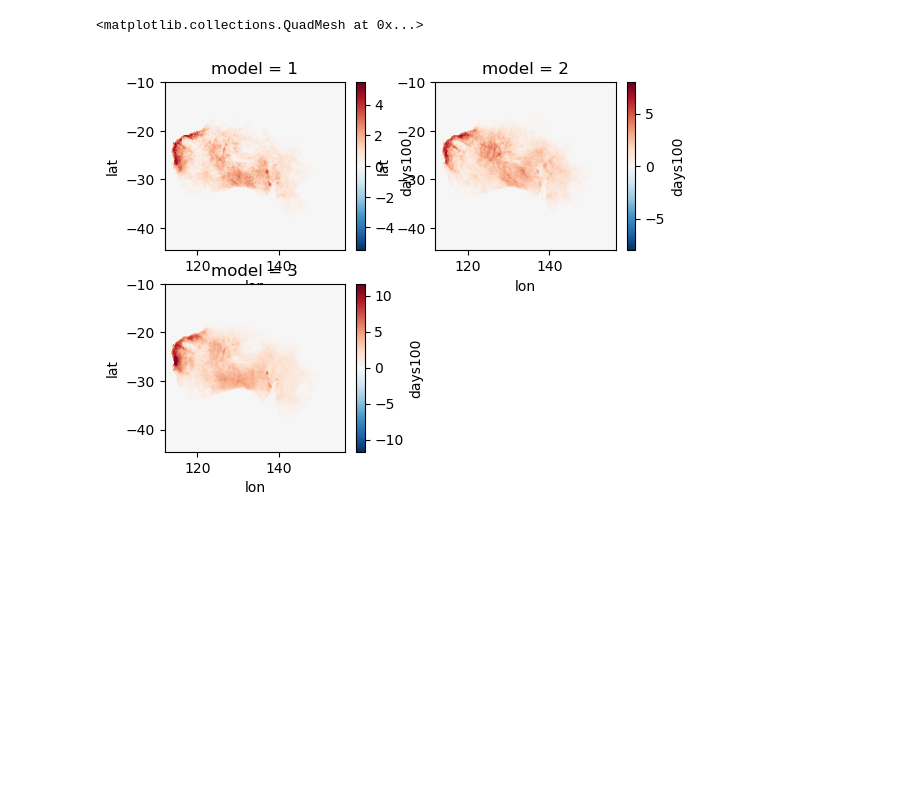
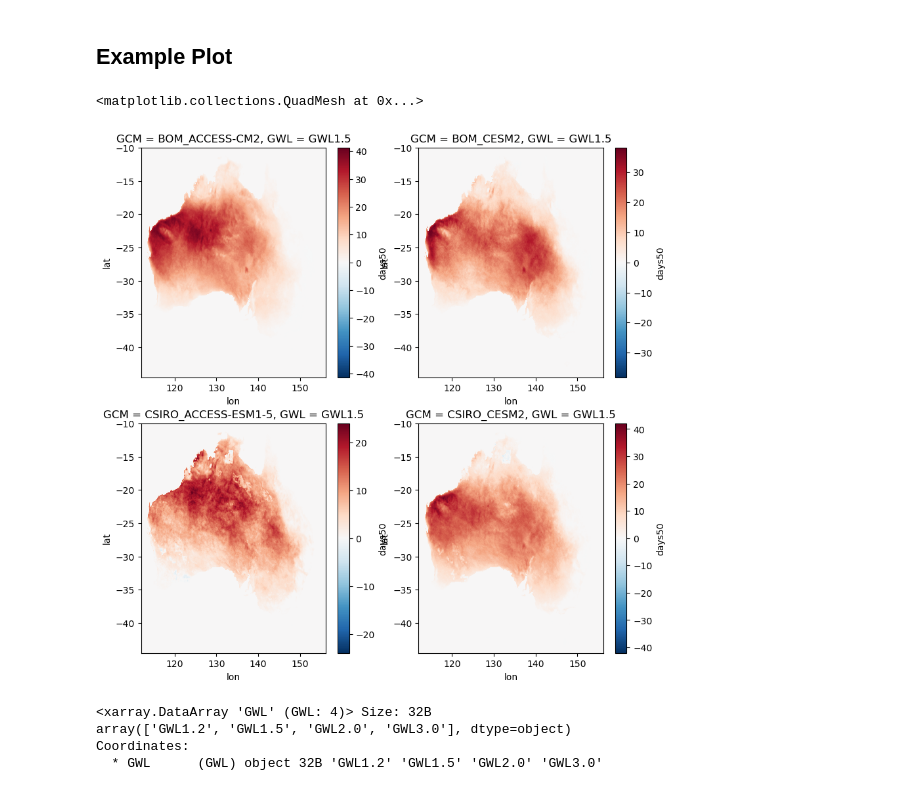
Before and after one commit to AusClimateService/hazard_fire, a Jupyter notebook: threshold_stats.ipynb, the cells around one changed output. Drawn from its saved outputs; the diff is of its cells as text; code cells hidden in the pictures; blank space fills up the shorter version.

```diff
--- a/threshold_stats.ipynb
+++ b/threshold_stats.ipynb
@@ -129,0 +137,6 @@ Data variables:
+# %%
+print(mRuns[3:5])
+mm=extract_model_info(mRuns[3])
+print(mm)
+mm=extract_model_info(mRuns[4])
+print(mm)
@@ -129,0 +147,28 @@ Data variables:
+# %%
+%%time
+nmodel=0
+for count, mm in enumerate(mRuns):
+    ds=xr.open_dataset(mm)
+    mname,RCM,GCM,ssp,Gwl=extract_model_info(mm)
+    gg=RCM+'_'+GCM
+    d1=ds.expand_dims(GCM=[gg],GWL=[Gwl])
+    if count == 0:
+        dall1=d1
+        GCMo=GCM
+    else:
+        if GCM == GCMo:
+            dall1 = xr.combine_by_coords([dall1,d1])
+        else:
+            print(f'nmodel= {nmodel}')
+            if nmodel == 0 :
+                da3=dall1
+            if nmodel >= 1 :
+               da3=xr.combine_by_coords([da3,dall1])
+            dall1=d1
+            GCMo=GCM
+            nmodel=nmodel+1
+
+da3=xr.combine_by_coords([da3,dall1])
+da3
+print(len(da3['GCM']), len(da3['GWL']))
+dall=da3
@@ -186,7 +266,18 @@ ddif50.median(axis=(0)).to_netcdf('/g/data/ia39/ncra/fire/change_threshold_50.nc
+# %% [markdown]
+##  Example Plot
 # %%
-plt.subplot(2,2,1); ddif100[1,:,:].median(axis=(0)).plot()
-plt.subplot(2,2,2); ddif100[2,:,:].median(axis=(0)).plot()
-plt.subplot(2,2,3); ddif100[3,:,:].median(axis=(0)).plot()
+plt.figure(figsize=(10, 10))
+plt.subplot(2,2,1); ddif50[0,1,:].plot()
+plt.subplot(2,2,2); ddif50[1,1,:].plot()
+plt.subplot(2,2,3); ddif50[7,1,:].plot()
+plt.subplot(2,2,4); ddif50[8,1,:].plot()
 # %% [output]
 <matplotlib.collections.QuadMesh at 0x...>
-[figure, old version]
+[figure, new version]
+# %%
+ddif100['GWL']
+# %% [output]
+<xarray.DataArray 'GWL' (GWL: 4)> Size: 32B
+array(['GWL1.2', 'GWL1.5', 'GWL2.0', 'GWL3.0'], dtype=object)
+Coordinates:
+  * GWL      (GWL) object 32B 'GWL1.2' 'GWL1.5' 'GWL2.0' 'GWL3.0'
```
Also changed, not shown: parts of 19 cells of this notebook, 8 other files.
